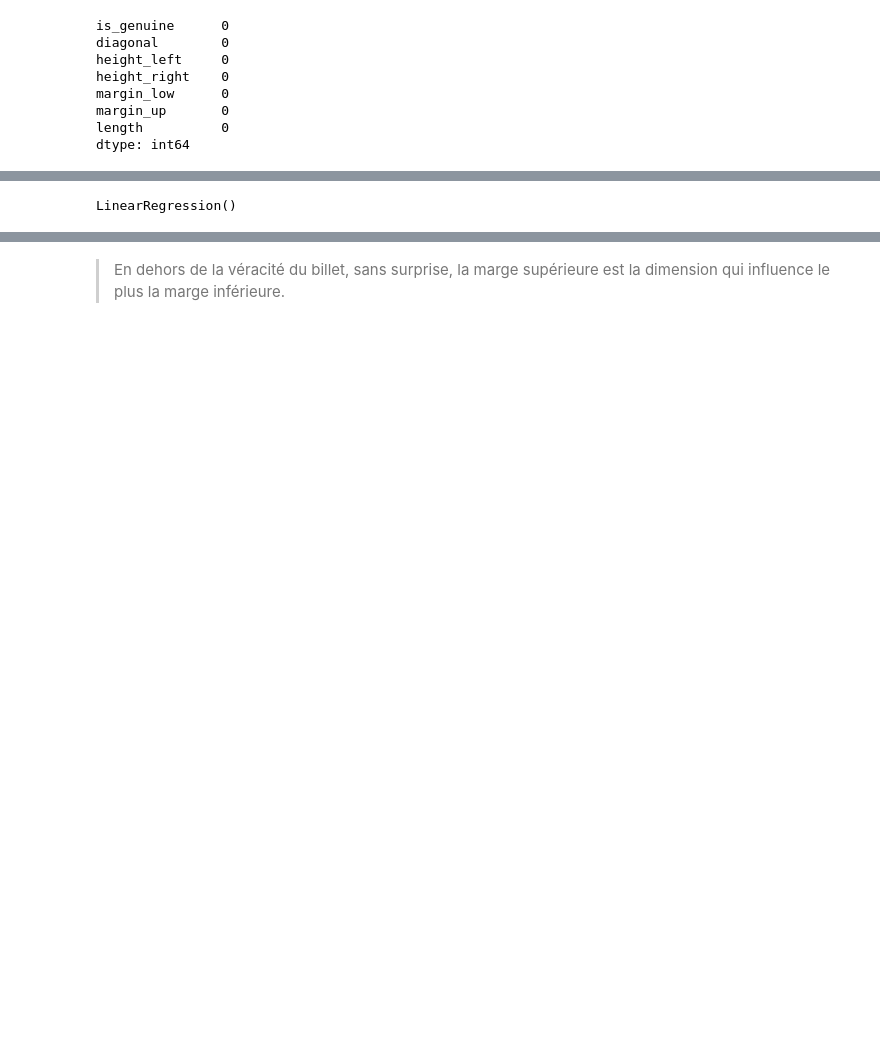
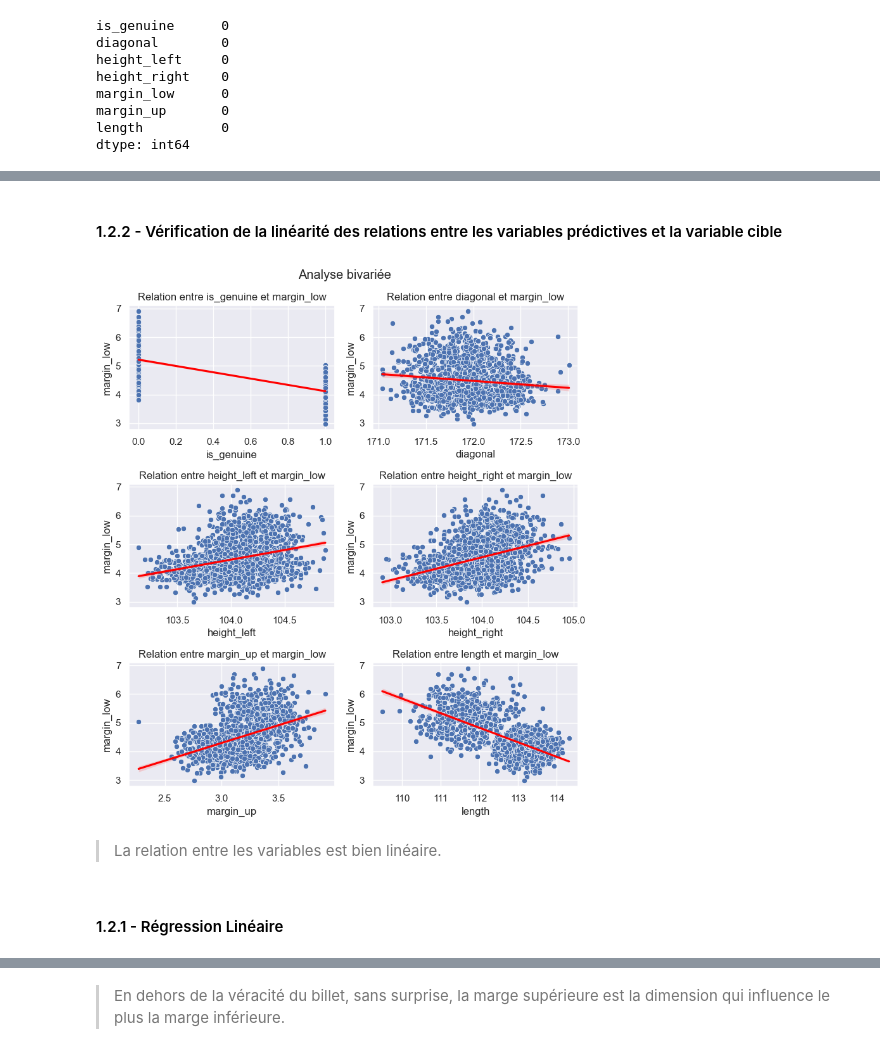
Before and after one commit to lengocduyvu/oncfm-detection-faux-billets, a Jupyter notebook: notebooks/oncfm-analyse.ipynb, the cells around one changed output, grey strips where cells are left out. Saved outputs shown, nothing was run; the diff lists cells and outputs as text; code cells hidden in the pictures; blank space fills up the shorter version.

Commit message:
Linéarité entre variables

```diff
--- a/notebooks/oncfm-analyse.ipynb
+++ b/notebooks/oncfm-analyse.ipynb
@@ -192,10 +200,42 @@ Name: count, dtype: int64
+# %% [markdown]
+#### 1.2.2 - Vérification de la linéarité des relations entre les variables prédictives et la variable cible
+# %%
+# Variables prédictives
+predictors = df_ml.columns.tolist()
+predictors.remove('margin_low')
+
+# Variable cible
+target = 'margin_low'
+# %%
+# Analyse bivariée
+fig, axs = plt.subplots(nrows=int(np.ceil(len(predictors)/2)), ncols=2, figsize=(8, 3*(len(predictors)/2)))
+plt.subplots_adjust(hspace=0.5)
+fig.suptitle("Analyse bivariée")
+
+for predictor, ax in zip(predictors, axs.ravel()):
+    if predictor == target:
+        break
+    # Scatter plot
+    sns.scatterplot(x=predictor, y=target, data=df_ml, ax=ax)
+    # Ligne de régression
+    model = ols(f"{target} ~ {predictor}", data=df_ml).fit()
+    sns.regplot(x=predictor, y=target, data=df_ml, ax=ax, scatter=False, color='red')
+
+    ax.set_title(f"Relation entre {predictor} et {target}")
+    ax.set_xlabel(predictor)
+    ax.set_ylabel(target)
+
+plt.tight_layout()
+plt.show()
+# %% [output]
+[figure, added]
+# %% [markdown]
+> La relation entre les variables est bien linéaire.
+# %% [markdown]
+#### 1.2.1 - Régression Linéaire
 # %%
+# Variables prédictives
 varpred = ['is_genuine', 'diagonal', 'height_left', 'height_right', 'margin_up', 'length']
 
-# Régression linéaire
-reg = LinearRegression()
 X_ml = df_ml[varpred]
 y_ml = df_ml['margin_low']
-reg.fit(X_ml,y_ml)
-# %% [output]
-LinearRegression()
```
Also changed, not shown: parts of 53 cells of this notebook, 1 other file.
